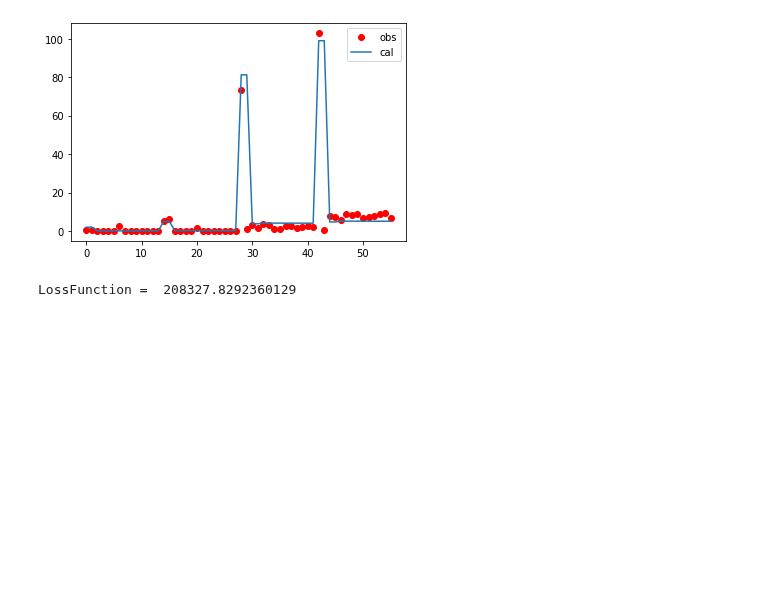
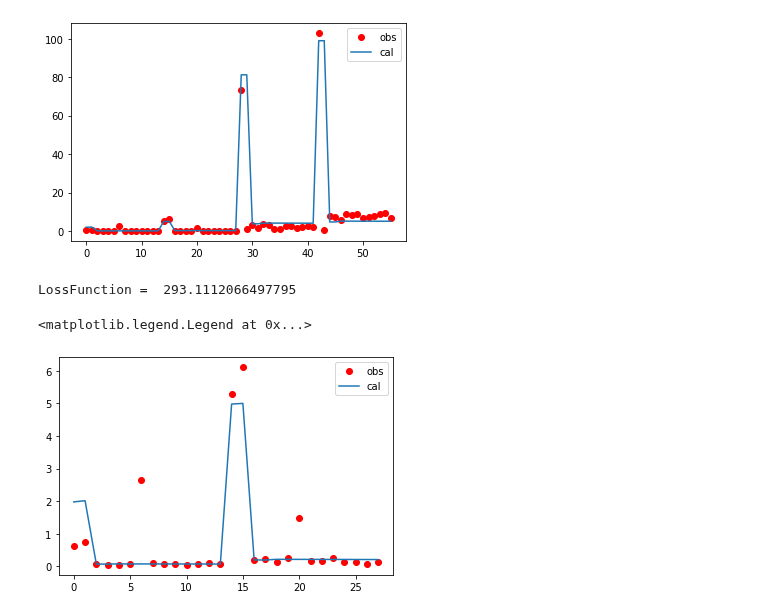
Before and after one commit to AstroHHQ/learngit, a Jupyter notebook: newwisedata/test3/2010GS7.ipynb, the cells around one changed output. Cells and saved outputs as stored; diff of their text form; code cells hidden in the pictures; blank space fills up the shorter version.

```diff
--- a/newwisedata/test3/2010GS7.ipynb
+++ b/newwisedata/test3/2010GS7.ipynb
@@ -227,7 +227,12 @@ test
 # %%
 def loss(obs,cal,err):
     l = len(obs)
     return sum(((obs-cal)/err)**2)/l
-print('LossFunction = ',loss(y,Model_neatm_Ref_jhx(test,xt,lamdai),y*0.1))
+print('LossFunction = ',loss(y,Model_neatm_Ref_jhx(test,xt,lamdai),1))
+plt.plot(y[:n4*2],'ro',label='obs')
+plt.plot(Model_neatm_Ref_jhx(test,xt,lamdai)[:n4*2],label='cal')
+plt.legend()
 # %% [output]
-LossFunction =  208327.8292360129
+LossFunction =  293.1112066497795
+<matplotlib.legend.Legend at 0x...>
+[figure, added]
```
Also changed, not shown: parts of 1 cell of this notebook, 17 other files.
